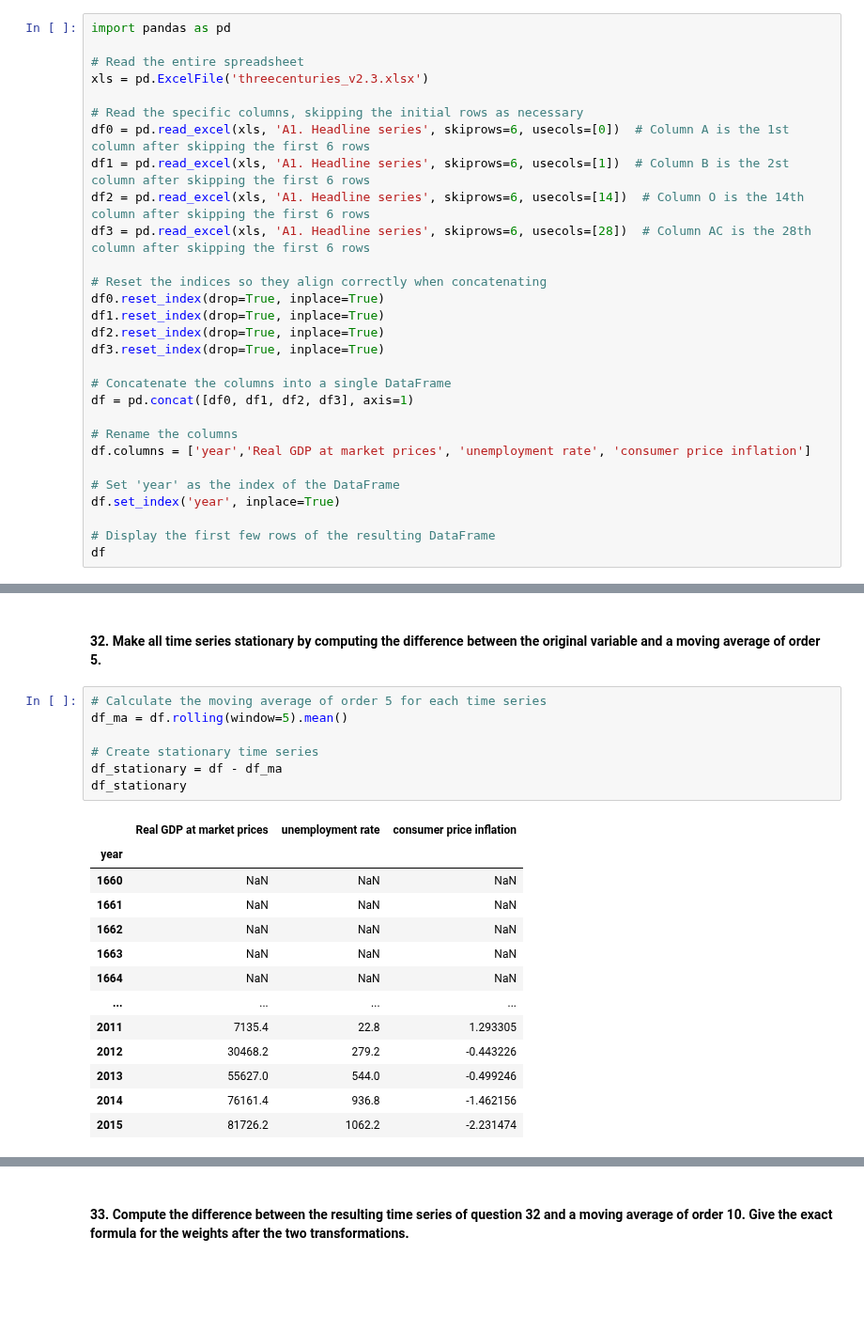
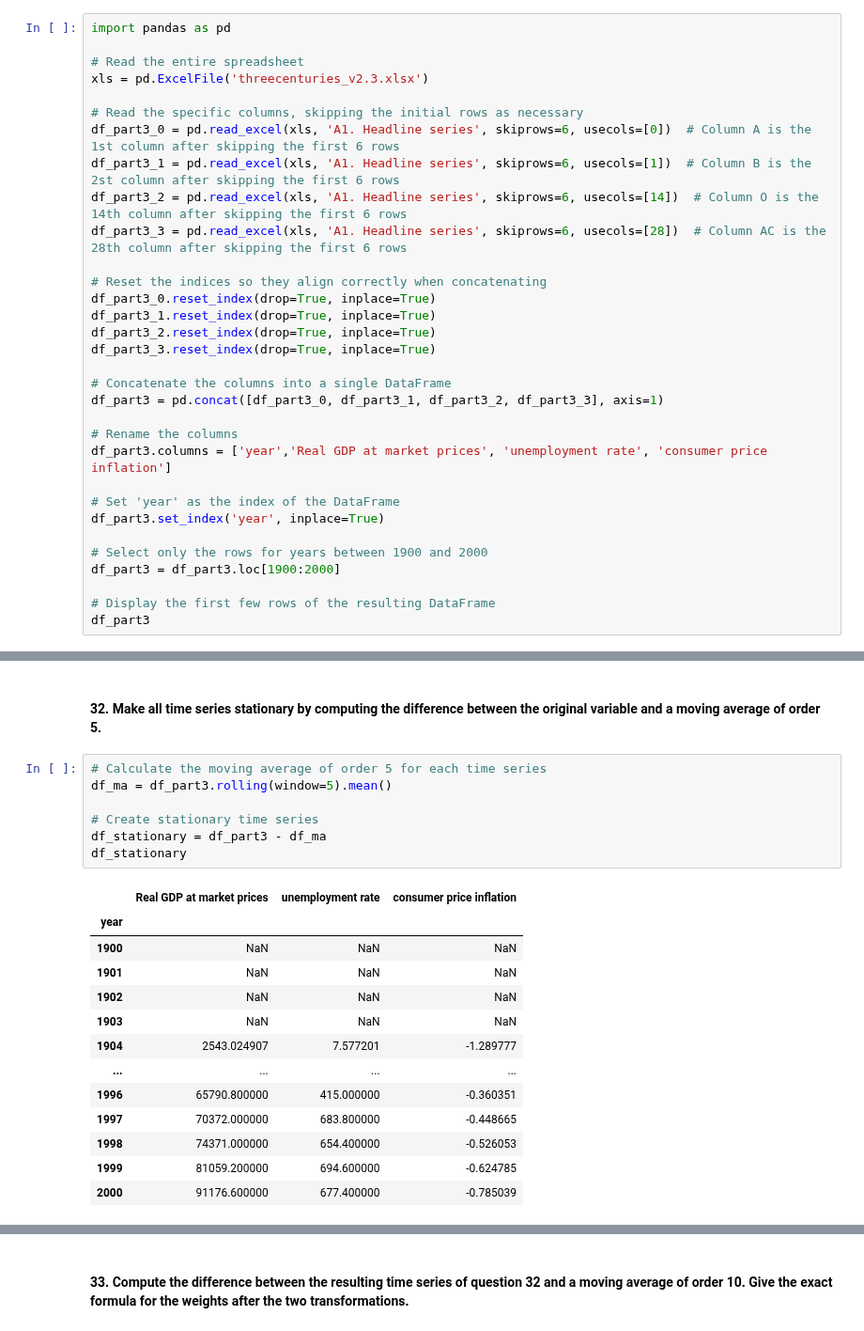
Before and after one commit to vinibalvarenga/MODS202, a Jupyter notebook: final_project.ipynb, the cells around one changed output, grey strips where cells are left out. Shown at 94% size. Saved outputs shown, nothing was run; the diff lists cells and outputs as text; blank space fills up the shorter version.

```diff
--- a/final_project.ipynb
+++ b/final_project.ipynb
@@ -930,28 +930,31 @@ import pandas as pd
 xls = pd.ExcelFile('threecenturies_v2.3.xlsx')
 
 # Read the specific columns, skipping the initial rows as necessary
-df0 = pd.read_excel(xls, 'A1. Headline series', skiprows=6, usecols=[0])  # Column A is the 1st column after skipping the first 6 rows
-df1 = pd.read_excel(xls, 'A1. Headline series', skiprows=6, usecols=[1])  # Column B is the 2st column after skipping the first 6 rows
-df2 = pd.read_excel(xls, 'A1. Headline series', skiprows=6, usecols=[14])  # Column O is the 14th column after skipping the first 6 rows
-df3 = pd.read_excel(xls, 'A1. Headline series', skiprows=6, usecols=[28])  # Column AC is the 28th column after skipping the first 6 rows
+df_part3_0 = pd.read_excel(xls, 'A1. Headline series', skiprows=6, usecols=[0])  # Column A is the 1st column after skipping the first 6 rows
+df_part3_1 = pd.read_excel(xls, 'A1. Headline series', skiprows=6, usecols=[1])  # Column B is the 2st column after skipping the first 6 rows
+df_part3_2 = pd.read_excel(xls, 'A1. Headline series', skiprows=6, usecols=[14])  # Column O is the 14th column after skipping the first 6 rows
+df_part3_3 = pd.read_excel(xls, 'A1. Headline series', skiprows=6, usecols=[28])  # Column AC is the 28th column after skipping the first 6 rows
 
 # Reset the indices so they align correctly when concatenating
-df0.reset_index(drop=True, inplace=True)
-df1.reset_index(drop=True, inplace=True)
-df2.reset_index(drop=True, inplace=True)
-df3.reset_index(drop=True, inplace=True)
+df_part3_0.reset_index(drop=True, inplace=True)
+df_part3_1.reset_index(drop=True, inplace=True)
+df_part3_2.reset_index(drop=True, inplace=True)
+df_part3_3.reset_index(drop=True, inplace=True)
 
 # Concatenate the columns into a single DataFrame
-df = pd.concat([df0, df1, df2, df3], axis=1)
+df_part3 = pd.concat([df_part3_0, df_part3_1, df_part3_2, df_part3_3], axis=1)
 
 # Rename the columns
-df.columns = ['year','Real GDP at market prices', 'unemployment rate', 'consumer price inflation']
+df_part3.columns = ['year','Real GDP at market prices', 'unemployment rate', 'consumer price inflation']
 
 # Set 'year' as the index of the DataFrame
-df.set_index('year', inplace=True)
+df_part3.set_index('year', inplace=True)
+
+# Select only the rows for years between 1900 and 2000
+df_part3 = df_part3.loc[1900:2000]
 
 # Display the first few rows of the resulting DataFrame
-df
+df_part3
 # %% [output]
 |  | Real GDP at market prices | unemployment rate | consumer price inflation |
 | year |  |  |  |
@@ -1006,22 +1009,22 @@ For centering or not the moving average, centering involves placing the calculat
 #### 32. Make all time series stationary by computing the difference between the original variable and a moving average of order 5.
 # %%
 # Calculate the moving average of order 5 for each time series
-df_ma = df.rolling(window=5).mean()
+df_ma = df_part3.rolling(window=5).mean()
 
 # Create stationary time series
-df_stationary = df - df_ma
+df_stationary = df_part3 - df_ma
 df_stationary
 # %% [output]
 |  | Real GDP at market prices | unemployment rate | consumer price inflation |
 | year |  |  |  |
-| 1660 | NaN | NaN | NaN |
-| 1661 | NaN | NaN | NaN |
-| 1662 | NaN | NaN | NaN |
-| 1663 | NaN | NaN | NaN |
-| 1664 | NaN | NaN | NaN |
+| 1900 | NaN | NaN | NaN |
+| 1901 | NaN | NaN | NaN |
+| 1902 | NaN | NaN | NaN |
+| 1903 | NaN | NaN | NaN |
+| 1904 | 2543.024907 | 7.577201 | -1.289777 |
 | ... | ... | ... | ... |
-| 2011 | 7135.4 | 22.8 | 1.293305 |
-| 2012 | 30468.2 | 279.2 | -0.443226 |
-| 2013 | 55627.0 | 544.0 | -0.499246 |
-| 2014 | 76161.4 | 936.8 | -1.462156 |
-| 2015 | 81726.2 | 1062.2 | -2.231474 |
+| 1996 | 65790.800000 | 415.000000 | -0.360351 |
+| 1997 | 70372.000000 | 683.800000 | -0.448665 |
+| 1998 | 74371.000000 | 654.400000 | -0.526053 |
+| 1999 | 81059.200000 | 694.600000 | -0.624785 |
+| 2000 | 91176.600000 | 677.400000 | -0.785039 |
```
Also changed, not shown: parts of 18 cells of this notebook.
